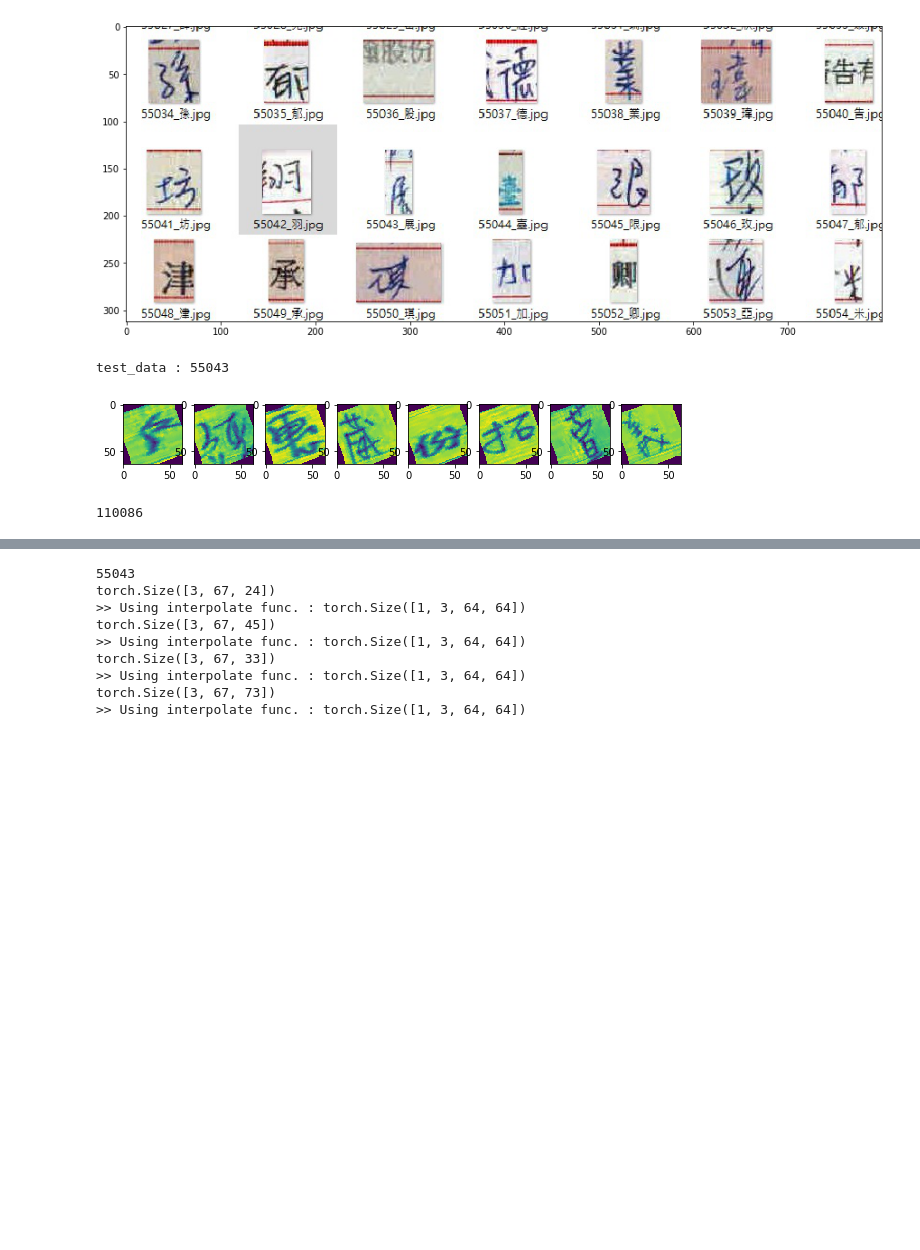
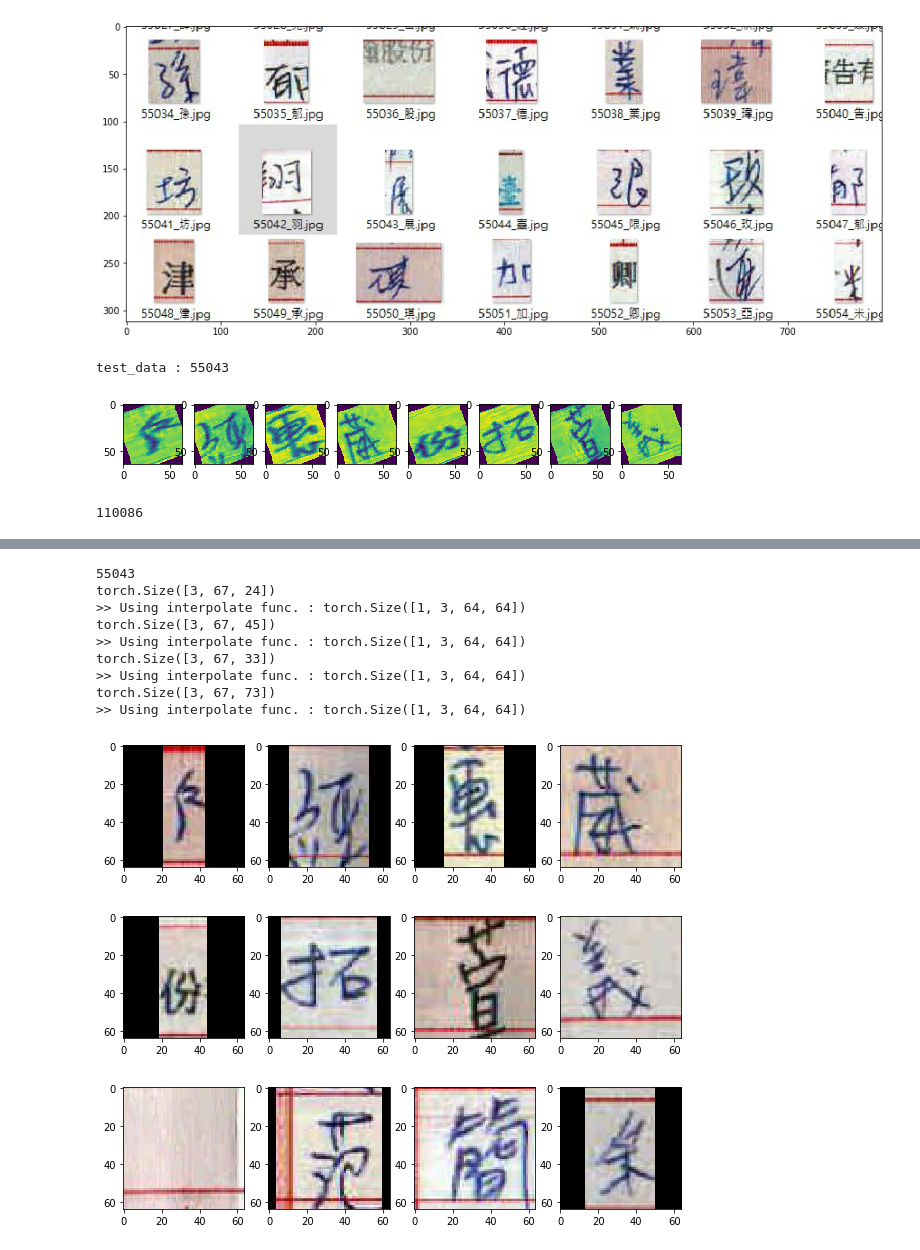
Before and after one commit to jp298486/competition, a Jupyter notebook: Competition/competition2021_04-07_release/MyDataset_Info_20210407.ipynb, the cells around one changed output, grey strips where cells are left out. Saved outputs shown, nothing was run; the diff lists cells and outputs as text; code cells hidden in the pictures; blank space fills up the shorter version.

```diff
--- a/Competition/competition2021_04-07_release/MyDataset_Info_20210407.ipynb
+++ b/Competition/competition2021_04-07_release/MyDataset_Info_20210407.ipynb
@@ -370,30 +505,80 @@ class MyDataset02(torch.utils.data.Dataset):
     def collate_fn(batch):
         return tuple(zip(*batch))
 
+def batch_image_data(data, resize_shape = (64, 64)):
+
+    for index in range(len(data)):
+        img = data[index].unsqueeze(0) # b, c, h, w == [1, 3, h, w]
+        scale_f = resize_shape[0]/(img.size()[2])
+
+        if resize_shape[1] > img.size()[3]:
+            img = nn.functional.interpolate(img, scale_factor = scale_f, mode = 'bilinear', align_corners=True)
+            scale_width = img.size()[3]
+            pad_width = resize_shape[1] - scale_width
+            if pad_width % 2 ==0:
+                padding = (pad_width//2, 0, pad_width//2, 0)# left, top, right, botton
+            else:
+                padding = (pad_width//2, 0, pad_width//2+1, 0)# left, top, right, botton
+
+            data_transforms_pad = torchvision.transforms.Compose([
+                torchvision.transforms.Pad(padding, fill = 0, padding_mode="constant"),
+                torchvision.transforms.ToTensor()
+            ])
+            data_transforms_toImage = torchvision.transforms.ToPILImage()
+            scale_image = data_transforms_toImage(img.squeeze(0))
+            resize_data = data_transforms_pad(scale_image).unsqueeze(0)
+
+        else:
+            resize_data = nn.functional.interpolate(img, resize_shape, mode = 'bilinear', align_corners=True)
+        if index == 0 :
+            out = resize_data
+        else:
+            out = torch.cat([out, resize_data], dim = 0)
+
+    return out
+
 # sample othe method to resize
 def Resize_with_bilinear(image, shape = (64, 64)):
     return nn.functional.interpolate(image.unsqueeze(0), shape, mode = 'bilinear', align_corners=True)
 
 if __name__ == '__main__':
     data_transform = torchvision.transforms.Compose([torchvision.transforms.ToTensor()])
     train_data_set = MyDataset02(root = os.getcwd(), transforms = data_transform)
     print(len(train_data_set))
     data_loader = torch.utils.data.DataLoader(dataset = train_data_set,
                                              batch_size = 4,
                                              shuffle = False,
                                              collate_fn = train_data_set.collate_fn)
     for i, (data, label) in enumerate(data_loader):
+
         for sample in data:
             print(sample.size())# 如打印 一個batch內的size 不同
             print('>> Using interpolate func. :', Resize_with_bilinear(sample).size()) # after this step, usinig concat
         break
+
+
+    # ========= sample ===========
+    for i, (data, label) in enumerate(data_loader):
+        data = batch_image_data(data)
+        index = 0
+        plt.figure(figsize =(10,5))
+        for sample in data:
+
+            plt.subplot(1, 4, index+1)
+            plt.imshow(torchvision.transforms.ToPILImage()(sample))
+            index += 1
+        if i == 2:
+            break
 # %% [output]
 55043
 torch.Size([3, 67, 24])
 >> Using interpolate func. : torch.Size([1, 3, 64, 64])
 torch.Size([3, 67, 45])
 >> Using interpolate func. : torch.Size([1, 3, 64, 64])
 torch.Size([3, 67, 33])
 >> Using interpolate func. : torch.Size([1, 3, 64, 64])
 torch.Size([3, 67, 73])
 >> Using interpolate func. : torch.Size([1, 3, 64, 64])
+[figure, added]
+[figure, added]
+[figure, added]
```
Also changed, not shown: parts of 2 cells of this notebook.
